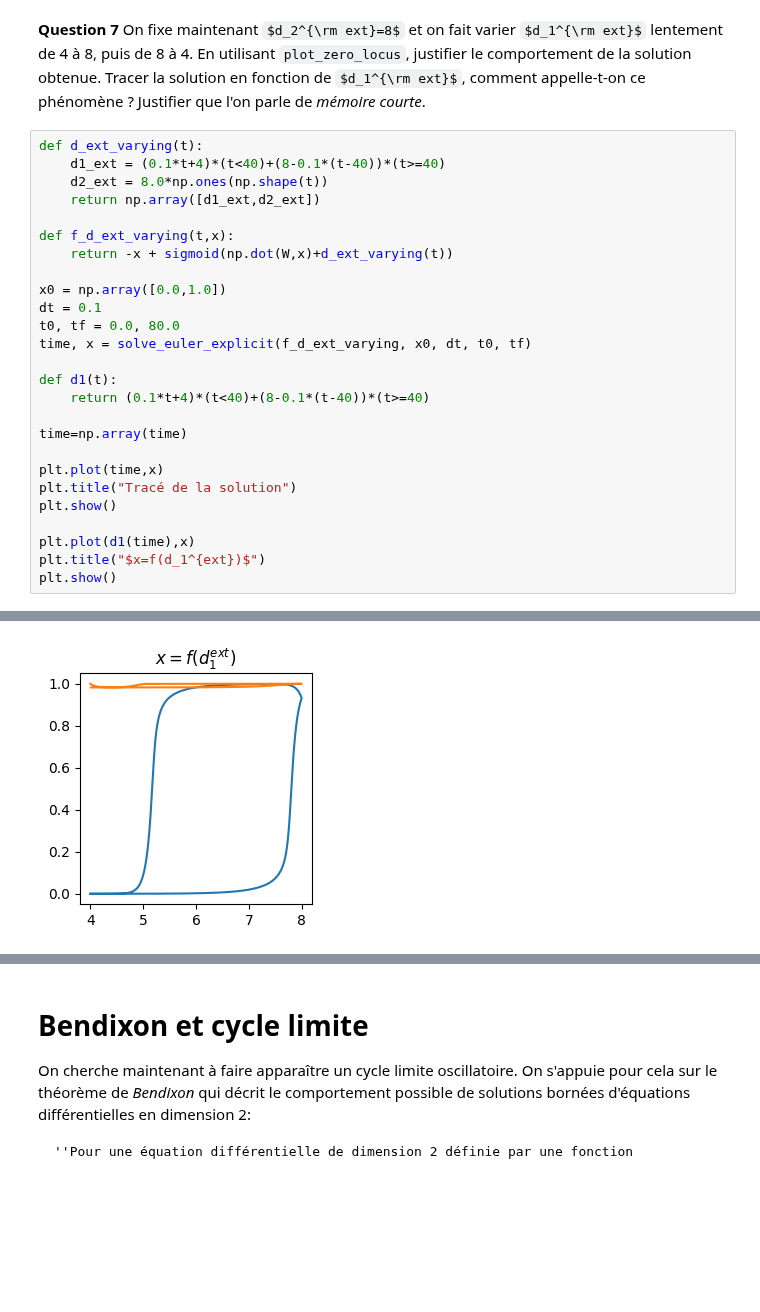
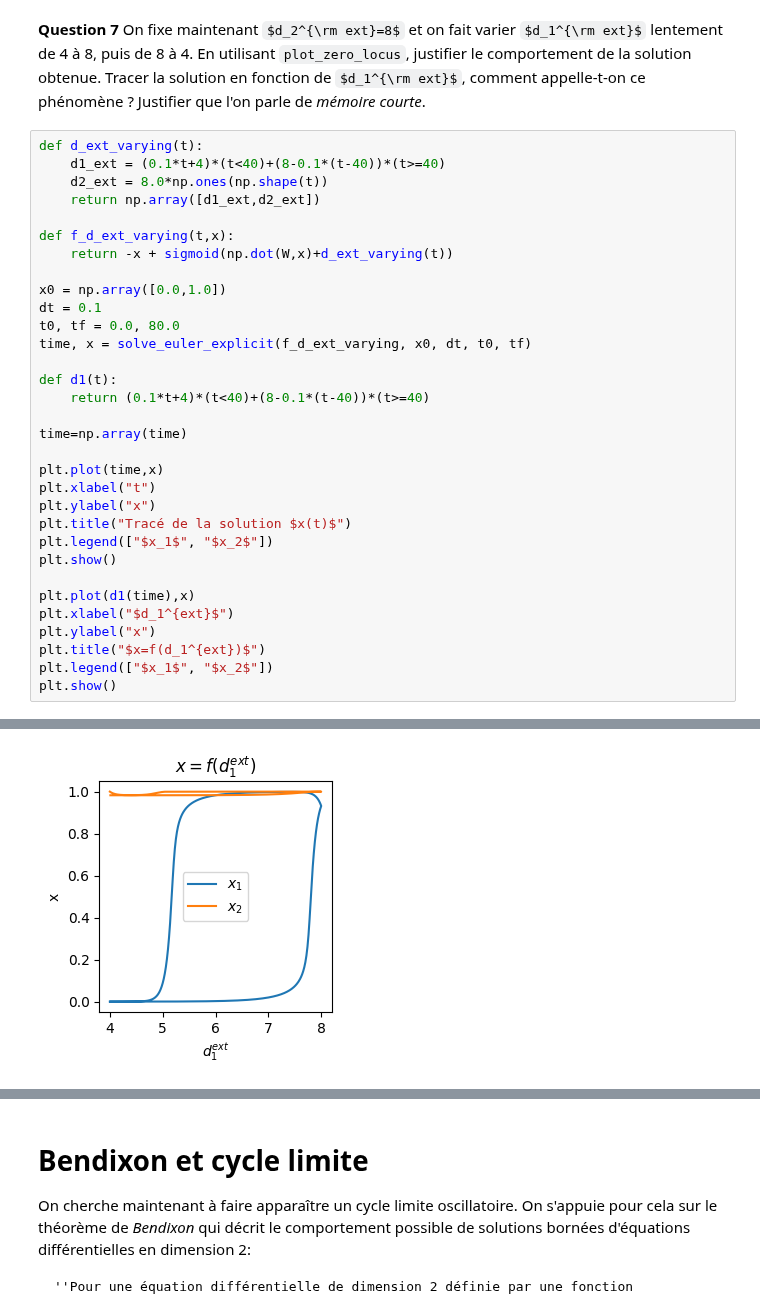
Before and after one commit to bonbonblond/Projet-info, a Jupyter notebook: Projet Equations Différentielles.ipynb, the cells around one changed output, grey strips where cells are left out. Cells and saved outputs as stored; diff of their text form; some formulas as TeX source; blank space fills up the shorter version.

```diff
--- a/Projet Equations Différentielles.ipynb
+++ b/Projet Equations Différentielles.ipynb
@@ -278,10 +286,16 @@ def d1(t):
 time=np.array(time)
 
 plt.plot(time,x)
-plt.title("Tracé de la solution")
+plt.xlabel("t")
+plt.ylabel("x")
+plt.title("Tracé de la solution $x(t)$")
+plt.legend(["$x_1$", "$x_2$"])
 plt.show()
 
 plt.plot(d1(time),x)
+plt.xlabel("$d_1^{ext}$")
+plt.ylabel("x")
 plt.title("$x=f(d_1^{ext})$")
+plt.legend(["$x_1$", "$x_2$"])
 plt.show()
 # %% [output]
@@ -289,4 +303,4 @@ plt.show()
-[figure, old version]
+[figure, new version]
 # %% [markdown]
 #### **Réponse question 7**
 
```
Also changed, not shown: parts of 5 cells of this notebook.
